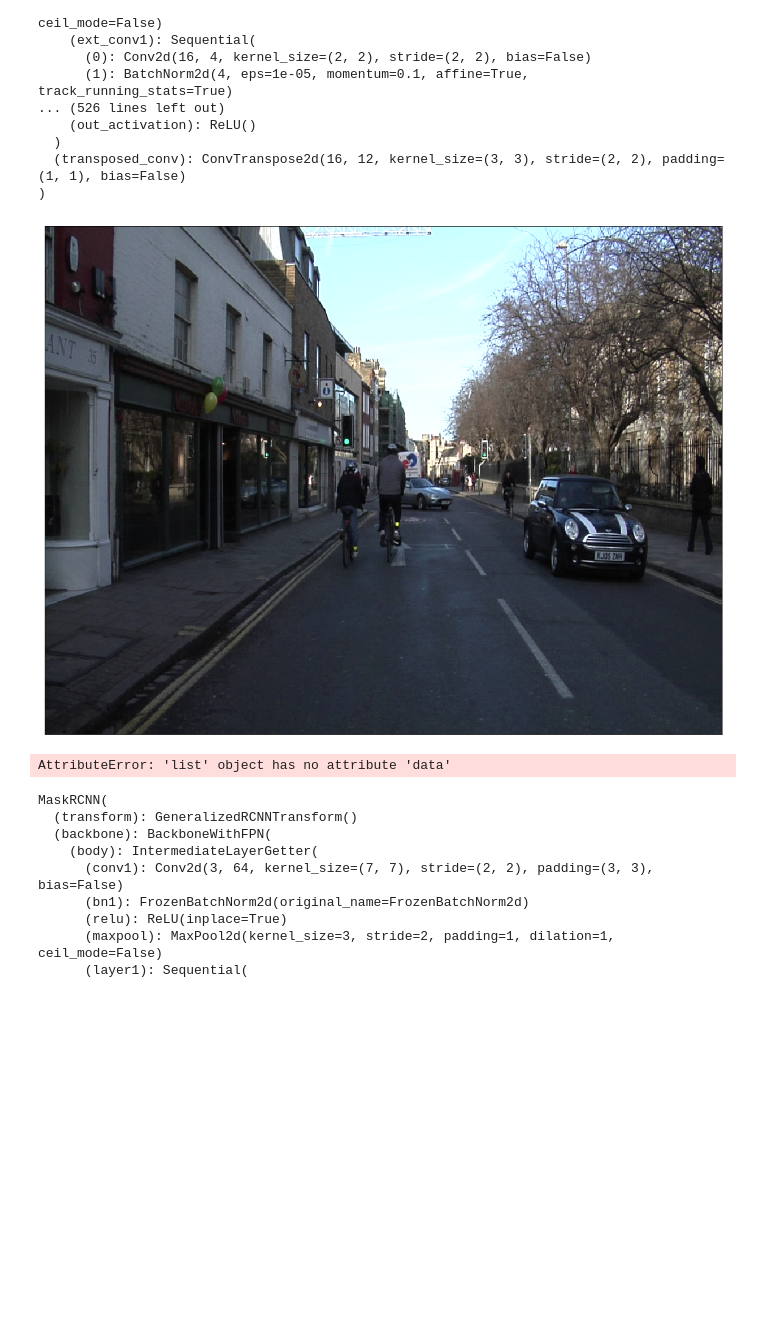
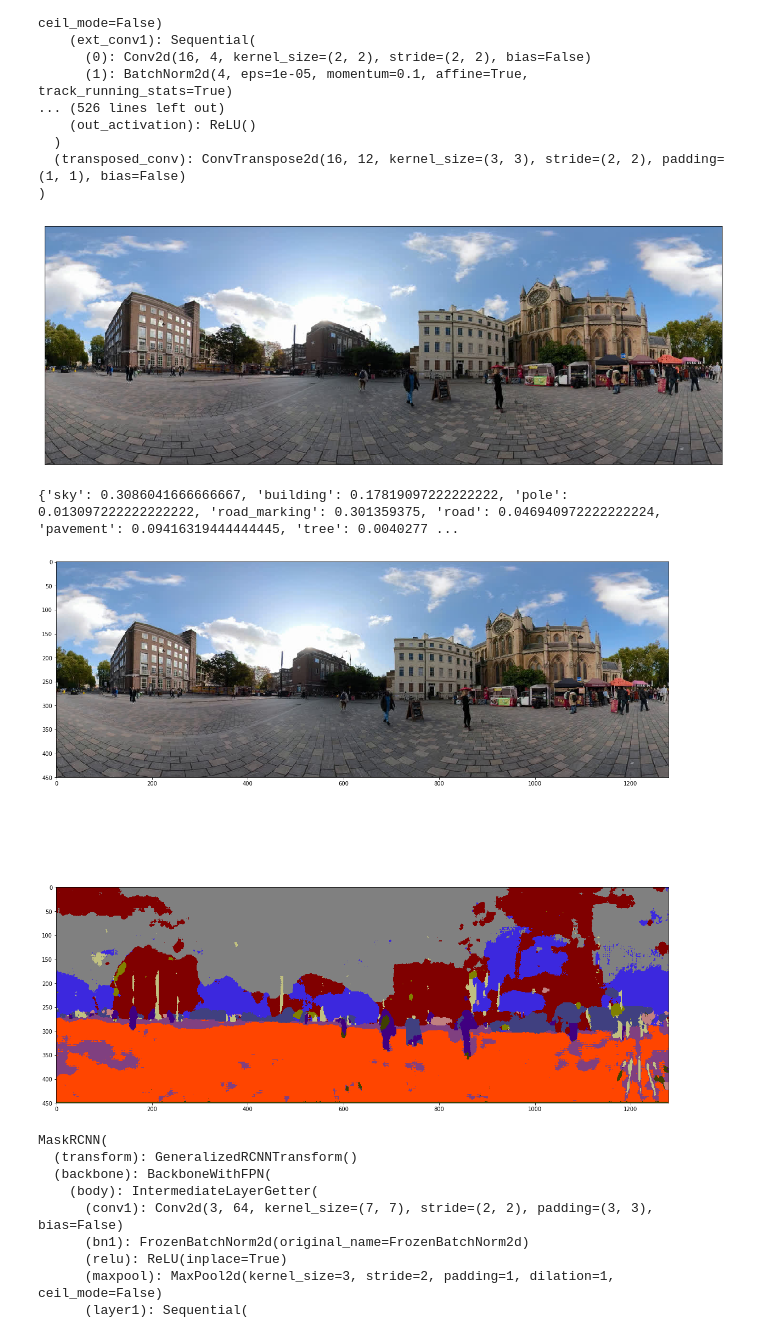
Before and after one commit to sagarjoglekar/PyTorch-ENet, a Jupyter notebook: notebooks/runEnet_onImages.ipynb, the cells around one changed output. Drawn from its saved outputs; the diff is of its cells as text; code cells hidden in the pictures; blank space fills up the shorter version.

```diff
--- a/notebooks/runEnet_onImages.ipynb
+++ b/notebooks/runEnet_onImages.ipynb
@@ -100,12 +106,19 @@ image = 'test.png'
 # %%
 
-img = Image.open(image)
-# img = cv2.cvtColor(img, cv2.COLOR_BGR2RGB)
+img = cv2.imread(street_images[100])
+img = cv2.cvtColor(img, cv2.COLOR_BGR2RGB)
+(height, width , depth) = img.shape
+left = 0
+top = height // 8
+right = width
+bottom = 6 * height // 8
+img = img[top:bottom,left:right]
+
 plt.figure(figsize=(20,30))
 plt.imshow(img)
 plt.xticks([])
 plt.yticks([])
 plt.show()
 # %% [output]
-[figure, old version]
+[figure, new version]
 # %%
@@ -115,14 +128,17 @@ pred = model(img)
 # Predictions is one-hot encoded with "num_classes" channels.
 # Convert it to a single int using the indices where the maximum (1) occurs
 _, predictions = torch.max(pred.data, 1)
-
+pred = predictions.cpu()
 label_to_rgb = transforms.Compose([
     ext_transforms.LongTensorToRGBPIL(camvid_color_encoding),
     transforms.ToTensor()
 ])
-# color_predictions = utils.batch_transform(predictions.cpu(), label_to_rgb)
+color_predictions = utils.batch_transform(predictions.cpu(), label_to_rgb)
 # utils.imshow_batch(pred.data.cpu(), color_predictions)
-# %% [output]
-AttributeError: 'list' object has no attribute 'data'
+# %%
+fractionArray = {LabelList[k]:float(np.count_nonzero(pred == k))/(float(pred.shape[1]*pred.shape[2])) for k in range(12)}
+print(fractionArray)
+# %% [output]
+{'sky': 0.3086041666666667, 'building': 0.17819097222222222, 'pole': 0.013097222222222222, 'road_marking': 0.301359375, 'road': 0.046940972222222224, 'pavement': 0.09416319444444445, 'tree': 0.0040277 ...
 # %%
 color_predictions = utils.batch_transform(predictions.cpu(), label_to_rgb)
@@ -131,8 +147,10 @@ color_predictions
 # %%
-fig, (ax1, ax2) = plt.subplots(2, 1, figsize=(30, 30))
+fig, (ax1, ax2) = plt.subplots(2, 1, figsize=(20, 20))
 images = torchvision.utils.make_grid(img.cpu()).numpy()
 labels = torchvision.utils.make_grid(color_predictions).numpy()
 ax1.imshow(np.transpose(images, (1, 2, 0)))
 ax2.imshow(np.transpose(labels, (1, 2, 0)))
 
 plt.show()
+# %% [output]
+[figure, added]
```
Also changed, not shown: parts of 35 cells of this notebook, 3 other files.
